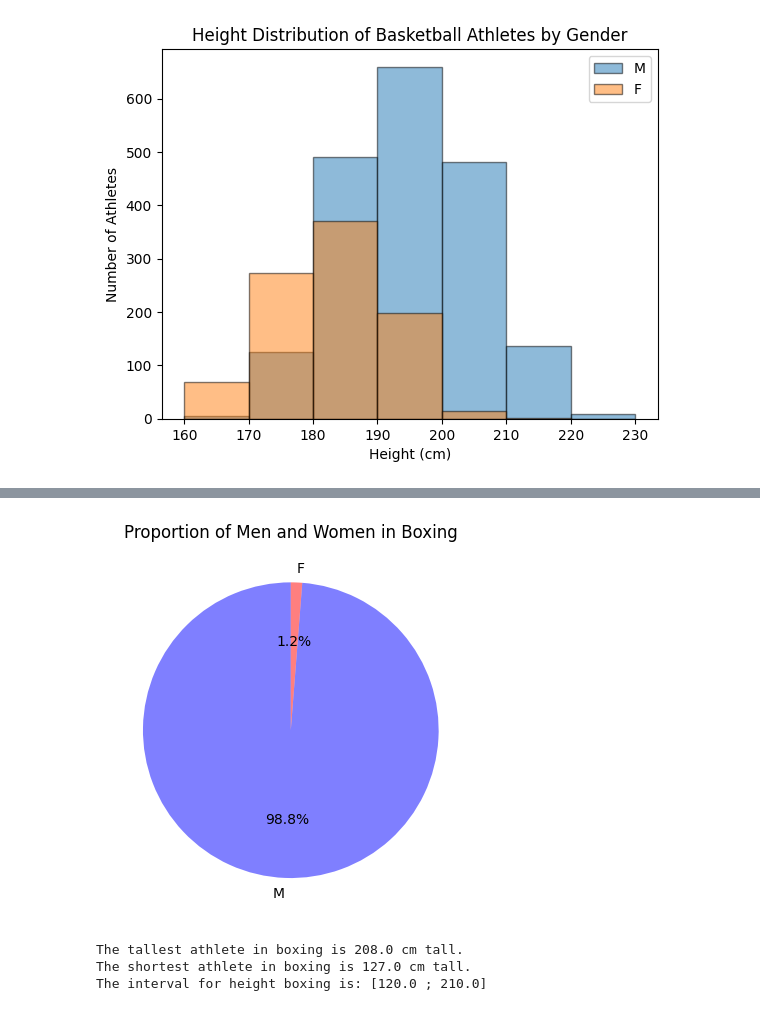
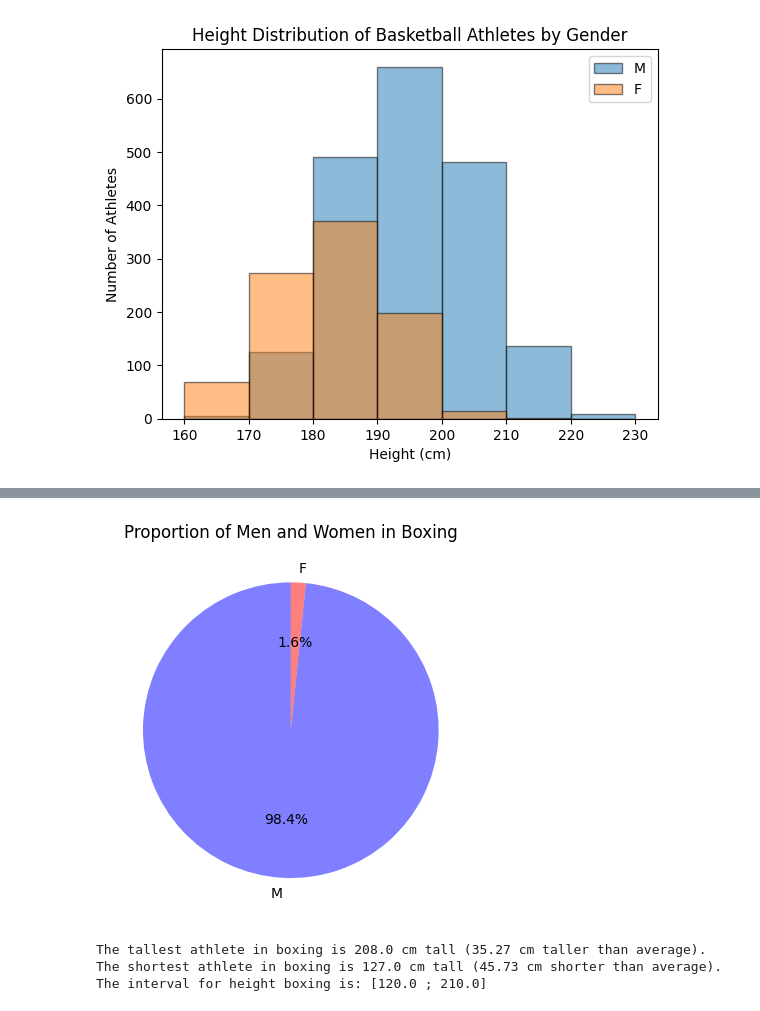
Before and after one commit to liza-no/CS450_Programming_Course, a Jupyter notebook: data-exploration.ipynb, the cells around one changed output, grey strips where cells are left out. Saved outputs shown, nothing was run; the diff lists cells and outputs as text; code cells hidden in the pictures.

```diff
--- a/data-exploration.ipynb
+++ b/data-exploration.ipynb
@@ -273,25 +277,25 @@ plt.show()
 # %%
 # # See gender balance in Boxing
 # Filter DataFrame for Boxing records
-boxing_df = athletes[athletes['Sport'] == 'Boxing'].drop_duplicates(["ID"])
+boxing_df = athletes[athletes['Sport'] == 'Boxing'].drop_duplicates(["ID"]).dropna(subset=['Height'])
 
 # Count the number of occurrences of each gender in the filtered DataFrame
 gender_counts = boxing_df['Sex'].value_counts()
 
 # Create a pie chart
 plt.pie(gender_counts, labels=gender_counts.index, autopct='%1.1f%%', startangle=90, colors=['b', 'r'], wedgeprops=dict(alpha=opacity))
 plt.title('Proportion of Men and Women in Boxing')
 plt.show()
 # %% [output]
-[figure, old version]
+[figure, new version]
 # %%
 # Get minimum and maximum height for boxing athletes to define the interval
-print(f'The tallest athlete in boxing is {boxing_df['Height'].max()} cm tall.')
-print(f'The shortest athlete in boxing is {boxing_df['Height'].min()} cm tall.')
+print(f'The tallest athlete in boxing is {boxing_df['Height'].max()} cm tall ({boxing_df['Height'].max()-boxing_df['Height'].mean():.2f} cm taller than average).')
+print(f'The shortest athlete in boxing is {boxing_df['Height'].min()} cm tall ({boxing_df['Height'].mean()-boxing_df['Height'].min():.2f} cm shorter than average).')
 print(f'The interval for height boxing is: [{boxing_df['Height'].min() // 10 * 10} ; {boxing_df['Height'].max() // 10 * 10 + 10}]')
 # %% [output]
-The tallest athlete in boxing is 208.0 cm tall.
-The shortest athlete in boxing is 127.0 cm tall.
+The tallest athlete in boxing is 208.0 cm tall (35.27 cm taller than average).
+The shortest athlete in boxing is 127.0 cm tall (45.73 cm shorter than average).
 The interval for height boxing is: [120.0 ; 210.0]
 # %%
 # Define the height intervals
```
Also changed, not shown: parts of 14 cells of this notebook.
